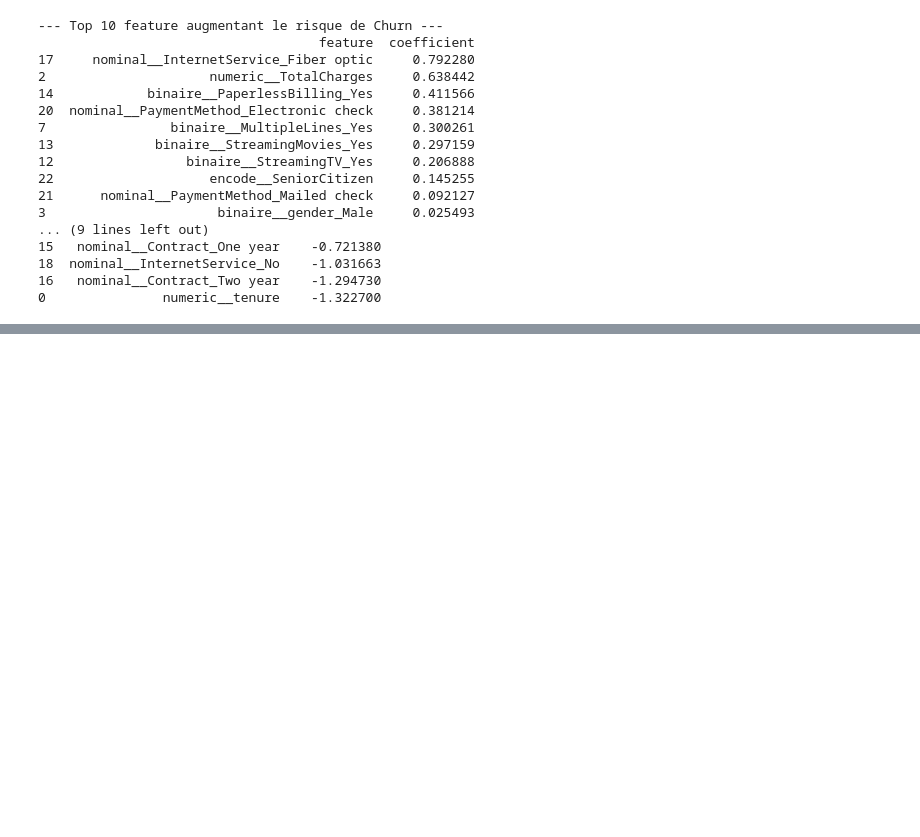
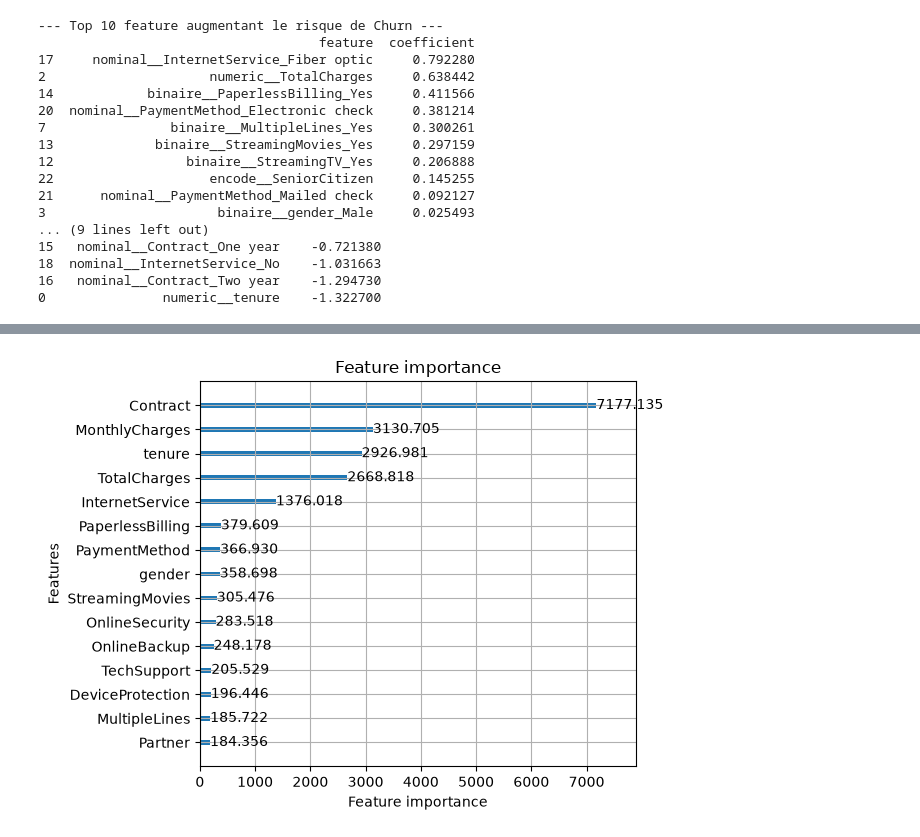
Before and after one commit to VictorJ-Data/churn_prediction_eulidia, a Jupyter notebook: notebooks/churn_prediction.ipynb, the cells around one changed output, grey strips where cells are left out. Drawn from its saved outputs; the diff is of its cells as text; code cells hidden in the pictures; blank space fills up the shorter version.

Commit message:
Notebook & UV : Ajout de LightGBM au projet et à l'env, test directement dans le notebook pour première évalutation

```diff
--- a/notebooks/churn_prediction.ipynb
+++ b/notebooks/churn_prediction.ipynb
@@ -385,0 +390,3 @@ print(coef_df.tail(10))
+# %%
+df_lgbm = df.copy()
+df_lgbm.head()
@@ -385,0 +401,6 @@ print(coef_df.tail(10))
+# %%
+for col in cat_cols:
+    df_lgbm[col] = df_lgbm[col].astype("category")
+
+X_lgbm = df_lgbm.drop(columns=["customerID", "Churn"])
+print(X_lgbm)
@@ -385,0 +425,3 @@ print(coef_df.tail(10))
+# %%
+X_train_lgbm, X_test_lgbm, y_train_lgbm, y_test_lgbm = train_test_split(X_lgbm, y, test_size=0.3, stratify=y, random_state=42)
+print(X_train_lgbm.shape, X_test_lgbm.shape)
@@ -385,0 +430,4 @@ print(coef_df.tail(10))
+# %%
+lgbm_model = lgb.LGBMClassifier(random_state=42, class_weight="balanced")
+lgbm_model.fit(X_train_lgbm, y_train_lgbm, categorical_feature=cat_cols)
+print("Training terminé")
@@ -385,0 +468,6 @@ print(coef_df.tail(10))
+# %%
+lgb.plot_importance(lgbm_model,max_num_features=15, importance_type="gain")
+plt.tight_layout()
+plt.show()
+# %% [output]
+[figure, added]
```
Also changed, not shown: parts of 7 cells of this notebook, 2 other files.
